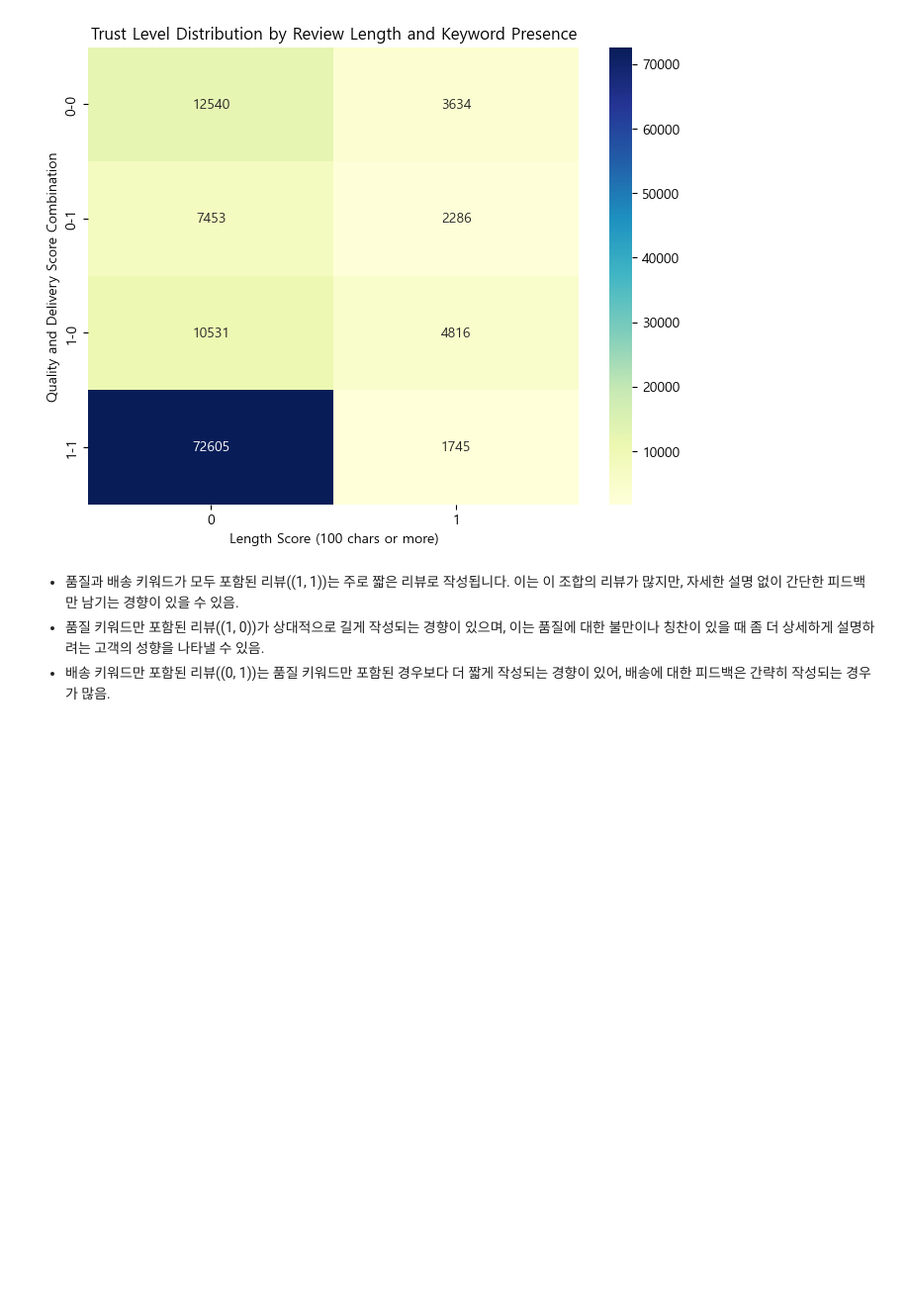
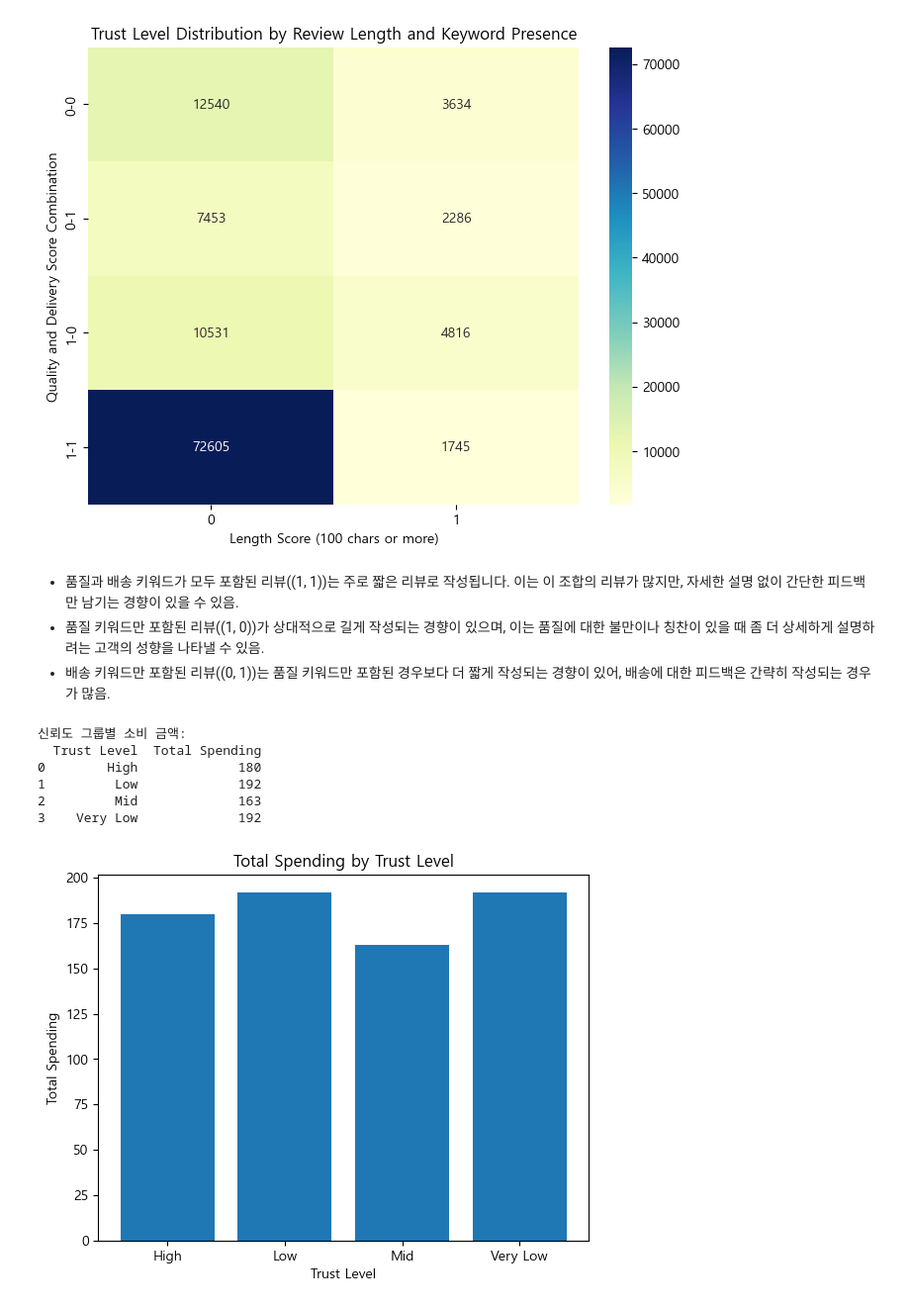
Before and after one commit to dothegee/ecommerce_project, a Jupyter notebook: code/review_comment_analysis2.ipynb, the cells around one changed output. Shown at 99% size. Drawn from its saved outputs; the diff is of its cells as text; code cells hidden in the pictures; blank space fills up the shorter version.

```diff
--- a/code/review_comment_analysis2.ipynb
+++ b/code/review_comment_analysis2.ipynb
@@ -389,3 +389,33 @@ plt.show()
 - 배송 키워드만 포함된 리뷰((0, 1))는 품질 키워드만 포함된 경우보다 더 짧게 작성되는 경향이 있어, 배송에 대한 피드백은 간략히 작성되는 경우가 많음.
 # %%
 df.to_csv("../data/for_simulation.csv", index=False)
+# %%
+# 신뢰도 그룹별 소비 금액 계산
+trust_level_spending = df.groupby('trust_level')['payment_value'].mean().reset_index()
+
+# 소비 금액을 정수로 표현
+trust_level_spending['payment_value'] = trust_level_spending['payment_value'].astype(int)
+
+# 컬럼명 변경
+trust_level_spending.columns = ['Trust Level', 'Total Spending']
+
+# 결과 출력
+print("신뢰도 그룹별 소비 금액:")
+print(trust_level_spending)
+
+# 그래프 시각화
+import matplotlib.pyplot as plt
+
+plt.bar(trust_level_spending['Trust Level'], trust_level_spending['Total Spending'])
+plt.title("Total Spending by Trust Level")
+plt.xlabel("Trust Level")
+plt.ylabel("Total Spending")
+plt.show()
+# %% [output]
+신뢰도 그룹별 소비 금액:
+  Trust Level  Total Spending
+0        High             180
+1         Low             192
+2         Mid             163
+3    Very Low             192
+[figure, added]
```
